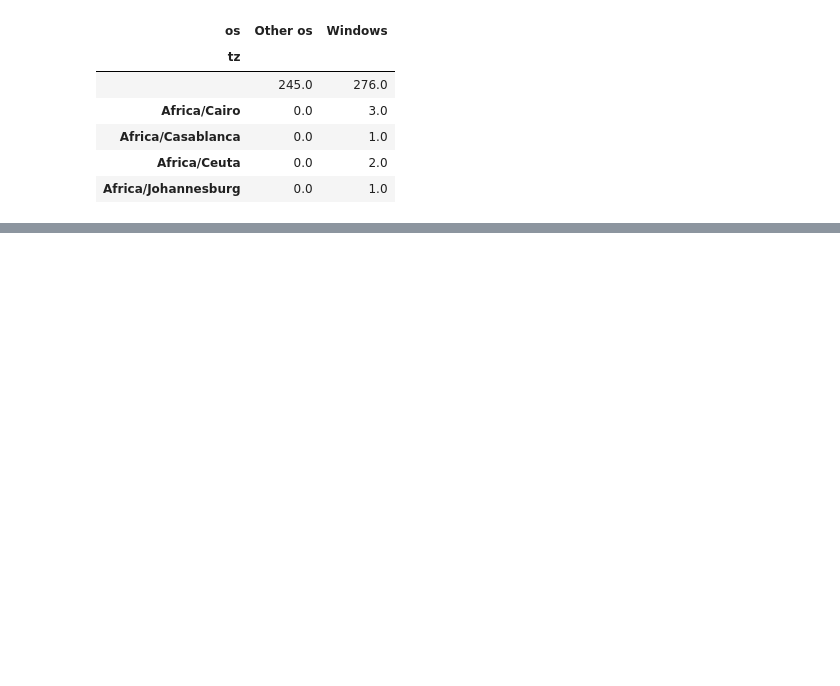
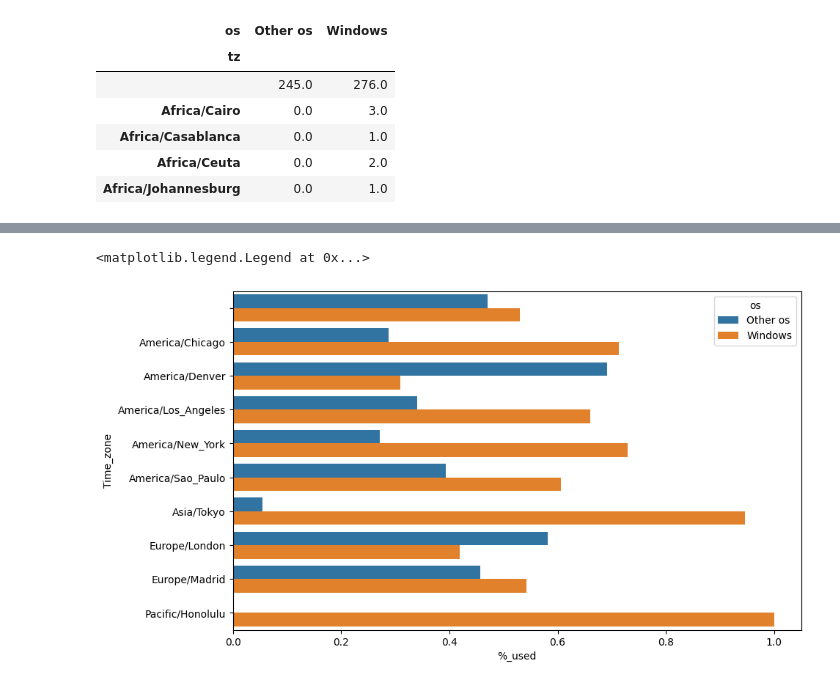
Before and after one commit to OhSorryBro/Data_in_python, a Jupyter notebook: pandas/ch13.ipynb, the cells around one changed output, grey strips where cells are left out. Saved outputs shown, nothing was run; the diff lists cells and outputs as text; code cells hidden in the pictures; blank space fills up the shorter version.

```diff
--- a/pandas/ch13.ipynb
+++ b/pandas/ch13.ipynb
@@ -193,0 +230,12 @@ count_subset
+# %%
+def norm_total(group):
+    group['normed_total'] = group.total / group.total.sum()
+    return group
+results = count_subset.groupby('tz').apply(norm_total)
+
+gfg = sns.barplot(x='normed_total', y='tz', hue='os', data= results)
+gfg.set(xlabel = '%_used', ylabel ='Time_zone')
+plt.legend(title='os')
+# %% [output]
+<matplotlib.legend.Legend at 0x...>
+[figure, added]
```
Also changed, not shown: parts of 5 cells of this notebook, 3 other files.
